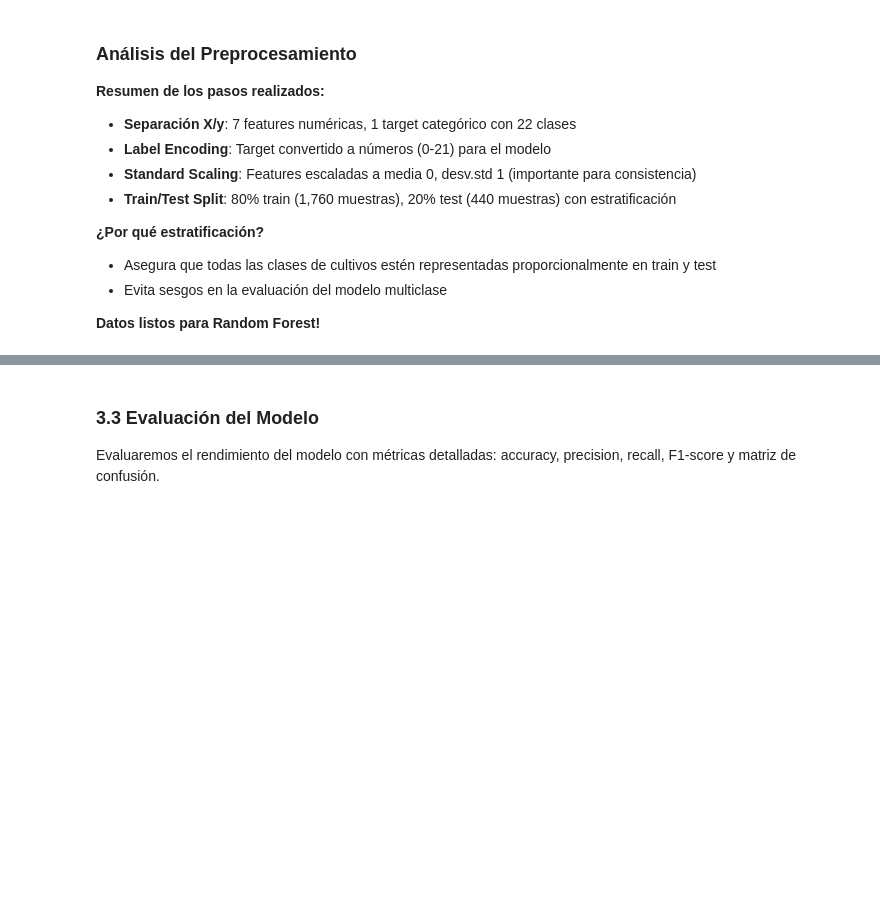
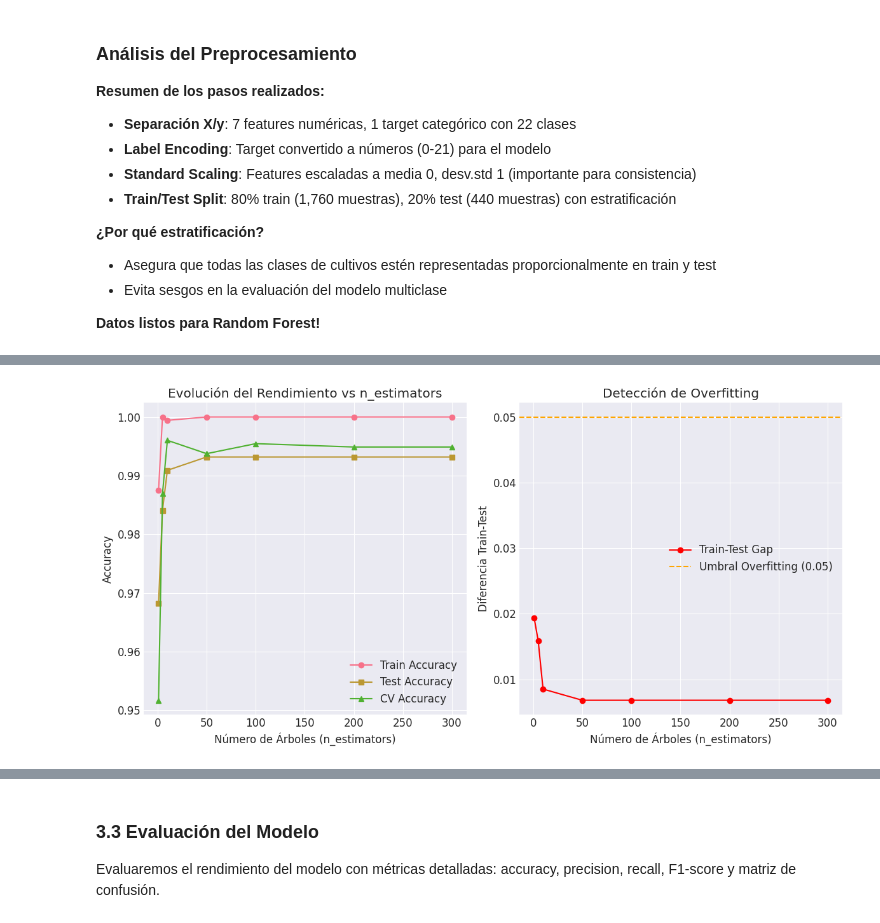
Before and after one commit to alejandrodgz/data_exploration, a Jupyter notebook: notebooks/random_forest_crop.ipynb, the cells around one changed output, grey strips where cells are left out. Drawn from its saved outputs; the diff is of its cells as text; code cells hidden in the pictures; blank space fills up the shorter version.

Commit message:
last version random forest

```diff
--- a/notebooks/random_forest_crop.ipynb
+++ b/notebooks/random_forest_crop.ipynb
@@ -396,9 +416,9 @@ Entrenaremos el modelo con los parámetros por defecto inicialmente, luego podre
 # %%
 # Entrenar Random Forest con parámetros por defecto
-rf_model = RandomForestClassifier(random_state=42, n_estimators=100)
+rf_model = RandomForestClassifier(n_estimators=100)
 rf_model.fit(X_train, y_train)
 
-print("✅ Modelo Random Forest entrenado exitosamente")
+print("Modelo Random Forest entrenado exitosamente")
 print(f"Número de árboles: {rf_model.n_estimators}")
 print(f"Profundidad máxima: {rf_model.max_depth}")
 print(f"Criterio: {rf_model.criterion}")
@@ -416,11 +436,11 @@ print(".1%")
 
 # Verificar si hay overfitting
 if train_accuracy - test_accuracy > 0.1:
-    print("⚠️ Posible overfitting detectado")
+    print("Posible overfitting detectado")
 elif train_accuracy > 0.95 and test_accuracy > 0.95:
-    print("🎉 Excelente rendimiento!")
+    print("Excelente rendimiento")
 else:
-    print("📊 Rendimiento aceptable")
+    print("Rendimiento aceptable")
 
 # Métricas adicionales
 y_pred = rf_model.predict(X_test)
@@ -452,0 +473,78 @@ ROC AUC: 0.9999945887445887
+# %%
+# Ejemplo con diferentes valores de n_estimators
+from sklearn.metrics import accuracy_score
+from sklearn.model_selection import cross_val_score
+import matplotlib.pyplot as plt
+
+# Lista de valores de n_estimators para comparar
+n_estimators_values = [1, 5, 10, 50, 100, 200, 300]
+
+results = []
+
+for n_est in n_estimators_values:
+    # Crear modelo sin random_state para ver variabilidad
+    rf = RandomForestClassifier(n_estimators=n_est)
+
+    # Validación cruzada para detectar overfitting
+    cv_scores = cross_val_score(rf, X_train, y_train, cv=5, scoring='accuracy')
+    cv_mean = cv_scores.mean()
+    cv_std = cv_scores.std()
+
+    # Entrenar en todo train para comparar train/test
+    rf.fit(X_train, y_train)
+    train_acc = accuracy_score(y_train, rf.predict(X_train))
+    test_acc = accuracy_score(y_test, rf.predict(X_test))
+    diff = train_acc - test_acc
+
+    results.append({
+        "n_estimators": n_est,
+        "train_acc": train_acc,
+        "test_acc": test_acc,
+        "cv_mean": cv_mean,
+        "cv_std": cv_std,
+        "diff": diff
+    })
+
+    print(f"n_estimators={n_est}: Train Acc = {train_acc:.3f}, Test Acc = {test_acc:.3f}, CV Acc = {cv_mean:.3f}±{cv_std:.3f}, Diff = {diff:.3f}")
+
+# Gráfica de evolución del rendimiento
+plt.figure(figsize=(12, 6))
+
+plt.subplot(1, 2, 1)
+plt.plot([r["n_estimators"] for r in results], [r["train_acc"] for r in results], label='Train Accuracy', marker='o')
+plt.plot([r["n_estimators"] for r in results], [r["test_acc"] for r in results], label='Test Accuracy', marker='s')
+plt.plot([r["n_estimators"] for r in results], [r["cv_mean"] for r in results], label='CV Accuracy', marker='^')
+plt.xlabel('Número de Árboles (n_estimators)')
+plt.ylabel('Accuracy')
+plt.title('Evolución del Rendimiento vs n_estimators')
+plt.legend()
+plt.grid(True)
+
+plt.subplot(1, 2, 2)
+plt.plot([r["n_estimators"] for r in results], [r["diff"] for r in results], label='Train-Test Gap', marker='o', color='red')
+plt.axhline(y=0.05, color='orange', linestyle='--', label='Umbral Overfitting (0.05)')
+plt.xlabel('Número de Árboles (n_estimators)')
+plt.ylabel('Diferencia Train-Test')
+plt.title('Detección de Overfitting')
+plt.legend()
+plt.grid(True)
+
+plt.tight_layout()
+plt.show()
+
+# Comparación general
+print("\nCOMPARACIÓN GENERAL:")
+print("-" * 80)
+for res in results:
+    overfitting = "Overfitting" if res["diff"] > 0.05 else "Balanceado"
+    cv_stability = "Estable" if res["cv_std"] < 0.02 else "Variable"
+    print(f"n_estimators={res['n_estimators']:3d}: {overfitting} | Train: {res['train_acc']:.3f} | Test: {res['test_acc']:.3f} | CV: {res['cv_mean']:.3f}±{res['cv_std']:.3f} ({cv_stability})")
+
+# Análisis de resultados
+print("\nANÁLISIS DETALLADO:")
+print("- **Cross-Validation (CV)**: Proporciona estimación más robusta del rendimiento general.")
+print("- **Gap Train-Test**: Diferencia > 0.05 indica posible overfitting.")
+print("- **Estabilidad CV**: Baja desviación estándar indica modelo consistente.")
+print("- **Tendencia**: Más árboles mejoran precisión pero pueden causar overfitting si el gap aumenta.")
+print("- **Recomendación**: Elegir n_estimators donde CV sea alto y gap sea bajo (ej. 100-200).")
+# %% [output]
@@ -452,0 +563 @@ ROC AUC: 0.9999945887445887
+[figure, added]
```
Also changed, not shown: parts of 13 cells of this notebook.
